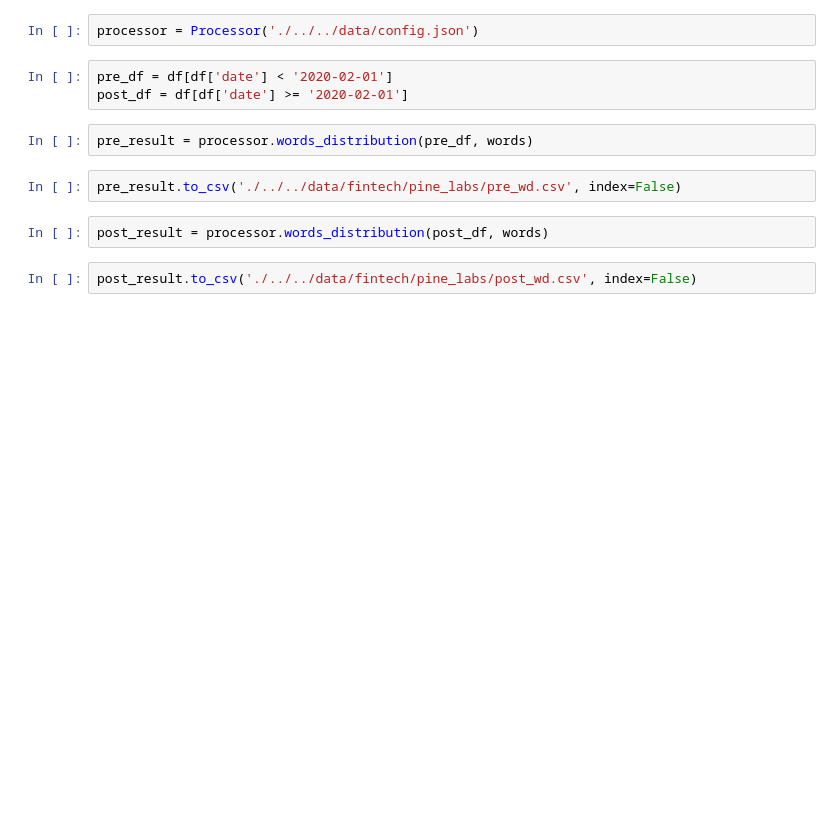
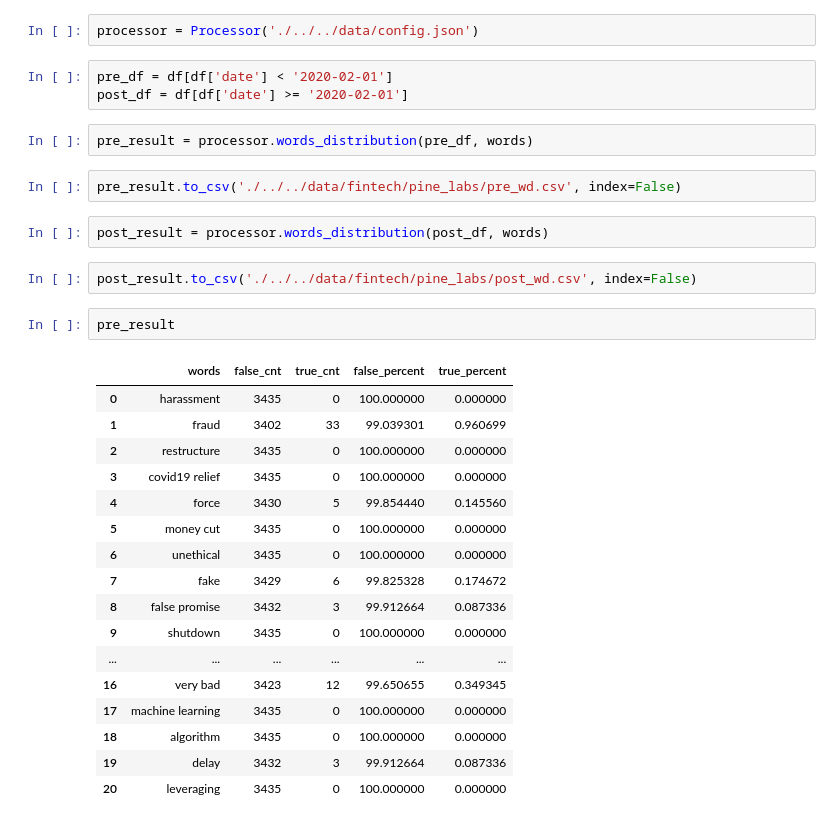
Before and after one commit to patilpushkarp/comp, a Jupyter notebook: _sources/docs/individual/fintech/distribution_pine_labs.ipynb, the cells around one changed output. Drawn from its saved outputs; the diff is of its cells as text; blank space fills up the shorter version.

```diff
--- a/_sources/docs/individual/fintech/distribution_pine_labs.ipynb
+++ b/_sources/docs/individual/fintech/distribution_pine_labs.ipynb
@@ -55,3 +55,23 @@ pre_result.to_csv('./../../data/fintech/pine_labs/pre_wd.csv', index=False)
 post_result = processor.words_distribution(post_df, words)
 # %%
 post_result.to_csv('./../../data/fintech/pine_labs/post_wd.csv', index=False)
+# %%
+pre_result
+# %% [output]
+|  | words | false_cnt | true_cnt | false_percent | true_percent |
+| 0 | harassment | 3435 | 0 | 100.000000 | 0.000000 |
+| 1 | fraud | 3402 | 33 | 99.039301 | 0.960699 |
+| 2 | restructure | 3435 | 0 | 100.000000 | 0.000000 |
+| 3 | covid19 relief | 3435 | 0 | 100.000000 | 0.000000 |
+| 4 | force | 3430 | 5 | 99.854440 | 0.145560 |
+| 5 | money cut | 3435 | 0 | 100.000000 | 0.000000 |
+| 6 | unethical | 3435 | 0 | 100.000000 | 0.000000 |
+| 7 | fake | 3429 | 6 | 99.825328 | 0.174672 |
+| 8 | false promise | 3432 | 3 | 99.912664 | 0.087336 |
+| 9 | shutdown | 3435 | 0 | 100.000000 | 0.000000 |
+| ... | ... | ... | ... | ... | ... |
+| 16 | very bad | 3423 | 12 | 99.650655 | 0.349345 |
+| 17 | machine learning | 3435 | 0 | 100.000000 | 0.000000 |
+| 18 | algorithm | 3435 | 0 | 100.000000 | 0.000000 |
+| 19 | delay | 3432 | 3 | 99.912664 | 0.087336 |
+| 20 | leveraging | 3435 | 0 | 100.000000 | 0.000000 |
```
Also changed, not shown: parts of 3 cells of this notebook, 55 other files.
